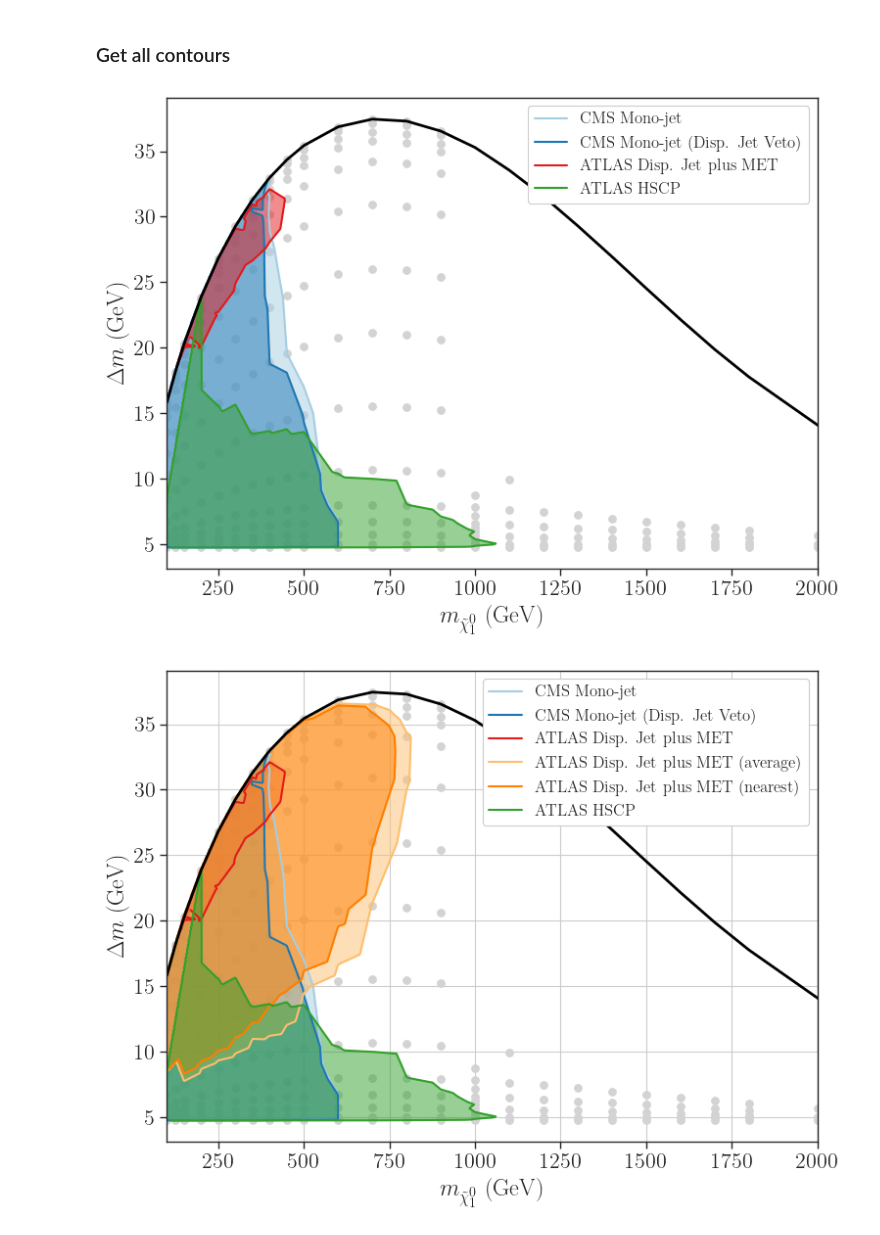
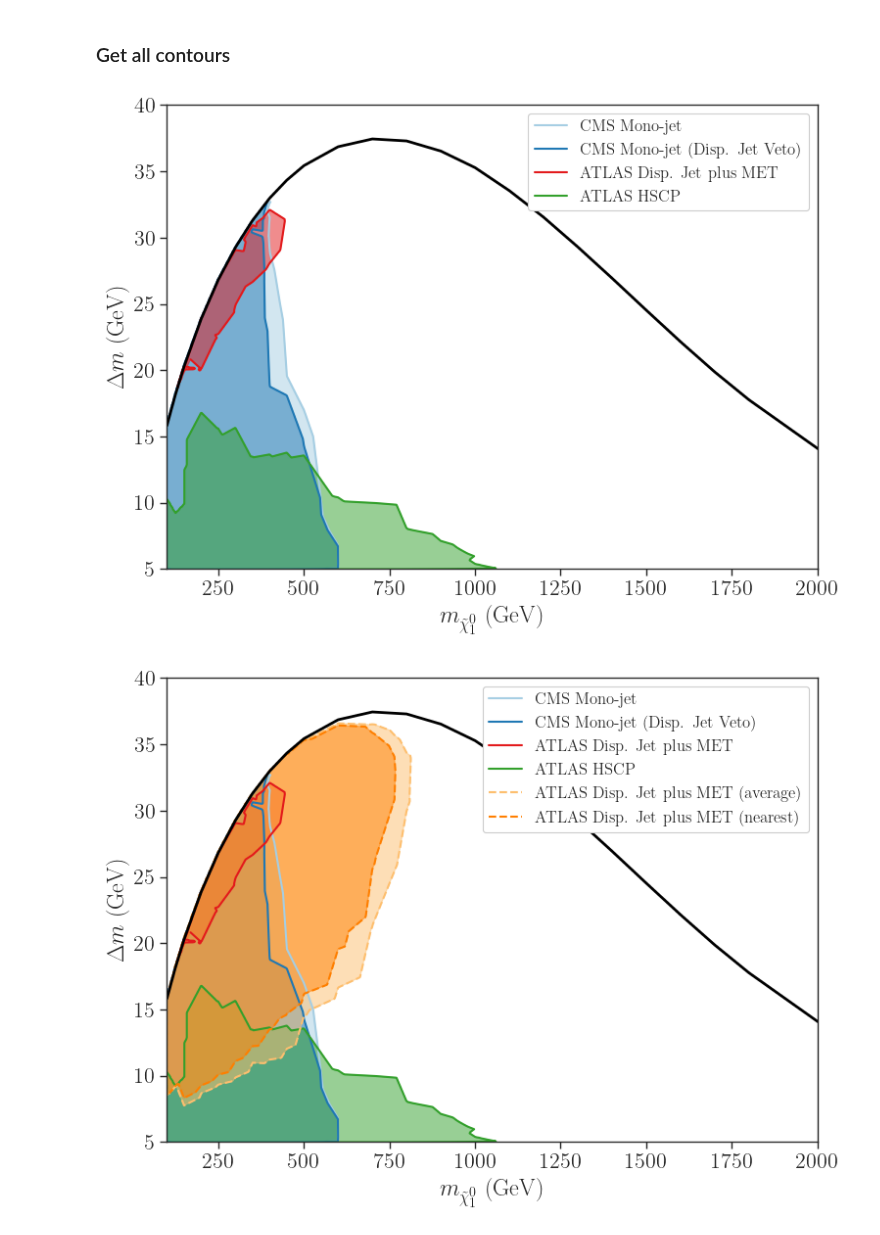
Before and after one commit to andlessa/LLP-CDFO, a Jupyter notebook: plotting/plots-AllExclusions.ipynb, the cells around one changed output. Saved outputs shown, nothing was run; the diff lists cells and outputs as text; code cells hidden in the pictures.

```diff
--- a/plotting/plots-AllExclusions.ipynb
+++ b/plotting/plots-AllExclusions.ipynb
@@ -41,7 +41,7 @@ files = {
 
 recastDataDict = {label : pd.read_pickle(f) for label,f in files.items()}
 
-pts = np.genfromtxt('../CDFOdata_2112_01499v3_Fig9.dat',skip_header=6,names=True)
+pts = np.genfromtxt('../CDFOdata_2112_01499v3_Fig9_without_Stable.dat',skip_header=6,names=True)
 maxCurve = []
 for mn1 in np.unique(pts['mxGeV']):
     maxCurve.append([mn1,max(pts[pts['mxGeV'] == mn1]['deltamGeV'])])
@@ -49,3 +51,6 @@ maxCurve = np.array(maxCurve)
+# %%
+for label,recastData in recastDataDict.items():
+    recastDataDict[label] = recastData[(recastData['mLLP']-recastData['mLSP']) >= 5.0]
 # %% [markdown]
 ### Compute k-factors
 # %%
@@ -154,9 +159,9 @@ newLabels = {
             'CMS-EXO-20-004' : 'CMS Mono-jet',
              'CMS-EXO-20-004 (no Disp Jets)' : 'CMS Mono-jet  (Disp. Jet Veto)',
              'ATLAS-SUSY-2016-08' : 'ATLAS Disp. Jet plus MET',
+             'ATLAS-SUSY-2018-42' : 'ATLAS HSCP',
              'ATLAS-SUSY-2016-08 (average)' : 'ATLAS Disp. Jet plus MET (average)',
              'ATLAS-SUSY-2016-08 (nearest)' : 'ATLAS Disp. Jet plus MET (nearest)',
-             'ATLAS-SUSY-2018-42' : 'ATLAS HSCP'
              }
 
 cpalette = sns.color_palette("Paired")
@@ -175,7 +180,7 @@ plt.figure(figsize=(8,6))
 ptsAll = pd.concat(recastDataDict.values()).drop_duplicates(subset=[msb,mn1],keep='first')
 x = ptsAll[mn1]
 y = ptsAll[msb]-ptsAll[mn1]
-plt.scatter(x,y,c='lightgray',s=30)
+# plt.scatter(x,y,c='lightgray',s=30)
 for label,newL in newLabels.items():
     if ('nearest' in label.lower()) or ('average' in label.lower()):
         continue
@@ -191,6 +196,7 @@ for label,newL in newLabels.items():
 
 plt.plot(maxCurve[:,0],maxCurve[:,1],c='black',linewidth=2)
 plt.xlim(100,2000)
+plt.ylim(5,40)
 plt.legend(loc='upper right',fontsize=12,framealpha=1.0)
 plt.xlabel(r'$m_{\tilde \chi_1^0}$ (GeV)')
 plt.ylabel(r'$\Delta m$ (GeV)')
@@ -198,29 +204,34 @@ plt.tight_layout()
 plt.savefig('excCurves_mDV10.png')
 plt.show()
 # %% [output]
-[figure, old version]
+[figure, new version]
 # %%
 plt.figure(figsize=(8,6))
-plt.scatter(x,y,c='lightgray',s=30)
+# plt.scatter(x,y,c='lightgray',s=30)
 for label,newL in newLabels.items():
     contours = allContours[label]
     if not contours:
         continue
     cVal = max(contours.keys())
     if cVal != 1.0:
         continue
     pts = contours[cVal][:-6]
-    plt.plot(pts[:,0],pts[:,1],label=newL,linewidth=1.5,c=colors[label])
+    if 'average' in label or 'nearest' in label:
+        ls = 'dashed'
+    else:
+        ls = 'solid'
+    plt.plot(pts[:,0],pts[:,1],label=newL,linewidth=1.5,c=colors[label],linestyle=ls)
     plt.fill(pts[:,0],pts[:,1],label=None,c=colors[label],alpha=0.5)
 
 plt.plot(maxCurve[:,0],maxCurve[:,1],c='black',linewidth=2)
 plt.xlim(100,2000)
+plt.ylim(5,40)
 plt.legend(loc='upper right',fontsize=12,framealpha=1.0)
 plt.xlabel(r'$m_{\tilde \chi_1^0}$ (GeV)')
 plt.ylabel(r'$\Delta m$ (GeV)')
 plt.tight_layout()
 plt.savefig('excCurves_mDV5.png')
-plt.grid()
+# plt.grid()
 plt.show()
 # %% [output]
-[figure, old version]
+[figure, new version]
```
Also changed, not shown: parts of 3 cells of this notebook, 12 other files.
